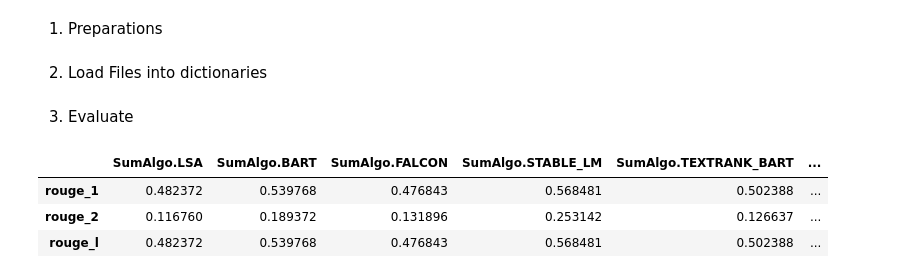
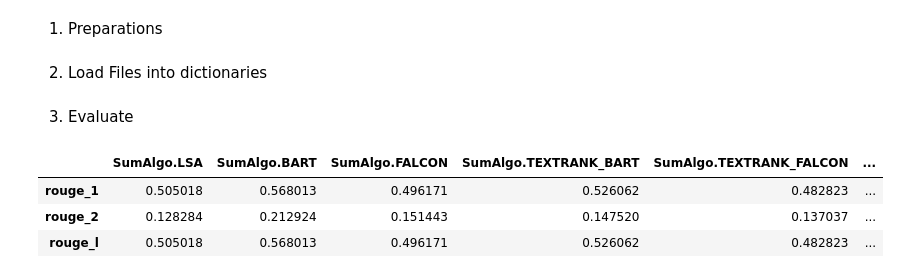
Before and after one commit to Z3n0n3005/Report-Generation, a Jupyter notebook: docker/src/benchmark/benchmark.ipynb, the cells around one changed output. Cells and saved outputs as stored; diff of their text form; code cells hidden in the pictures.

```diff
--- a/docker/src/benchmark/benchmark.ipynb
+++ b/docker/src/benchmark/benchmark.ipynb
@@ -27,13 +27,13 @@ class SumAlgo(Enum):
     TEXTRANK = 'textrank'
     BART = 'bart'
     FALCON = 'falcon'
-    STABLE_LM = 'stablelm'
+    # STABLE_LM = 'stablelm'
     TEXTRANK_BART = 'textrank_bart'
     TEXTRANK_FALCON = 'textrank_falcon'
-    TEXTRANK_STABLELM = 'textrank_stablelm'
+    # TEXTRANK_STABLELM = 'textrank_stablelm'
     LSA_BART = 'lsa_bart'
     LSA_FALCON = 'lsa_falcon'
-    LSA_STABLELM = 'lsa_stablelm'
+    # LSA_STABLELM = 'lsa_stablelm'
     REF = 'ref'
 
 def get_file_name_list() -> list[str]:
@@ -104,10 +104,10 @@ def get_eval_by_header(ref_header_dict:dict, test_header_dict:dict, eval_method:
     result = {}
     for i in range(0, len(test_header_dict.keys())):
         header = list(ref_header_dict.keys())[i]
-        ref_content = ref_header_dict[header]
-        test_content = test_header_dict[header]
+        ref_content = ref_header_dict[header].lower()
+        test_content = test_header_dict[header].lower()
         # print(sum_algo.value)
-        # print(test_content)
+        # print(ref_content)
         eval_result = eval.eval_method_dict[eval_method](test_content, ref_content)
         result[header] = [eval_result]
 
@@ -121,7 +121,6 @@ def evaluate(sum_algo:SumAlgo, ref_segment_dict:dict, eval_method:eval.EvalMetho
     for file_name in file_name_list:
         ref_header_dict = get_header_dict(ref_segment_dict[file_name])
         test_header_dict = get_header_dict(test_segment_dict[file_name])
-
         eval_header = get_eval_by_header(ref_header_dict, test_header_dict, eval_method, sum_algo)
         eval_value_list = eval_header[eval_method.value].to_list()
         eval_average = sum(eval_value_list) / len(eval_value_list)
@@ -152,37 +151,37 @@ def evaluate_all_method(sum_algo:SumAlgo, ref_segment_dict:dict) -> pd.DataFrame
 
     df = pd.DataFrame(result, index=file_name_list)
     df.index.name = sum_algo.value
     return df
 
 def evaluate_all_sum_algo(ref_segment_dict:dict) -> pd.DataFrame:
     # Data extraction
     average_list_map = {}
     method_list = [x.value for x in eval.EvalMethod]
 
     for algo in SumAlgo:
         if(algo == SumAlgo.REF or algo == SumAlgo.TEXTRANK):
             continue
         df = evaluate_all_method(algo, ref_segment_dict)
 
         average_list = []
         for method_value in method_list:
             average = df[method_value]["Average"]
             average_list.append(average)
         average_list_map[algo] = average_list
 
     df = pd.DataFrame(average_list_map, index=method_list)
     return df
 
 # print(evaluate(lsa_segment_dict, ref_segment_dict, eval.EvalMethod.ROUGE_1))
 # evaluate_all_method(SumAlgo.LSA, ref_segment_dict)
 
 
 evaluate_all_sum_algo(ref_segment_dict)
 # %% [output]
-|  | SumAlgo.LSA | SumAlgo.BART | SumAlgo.FALCON | SumAlgo.STABLE_LM | SumAlgo.TEXTRANK_BART | ... |
-| rouge_1 | 0.482372 | 0.539768 | 0.476843 | 0.568481 | 0.502388 | ... |
-| rouge_2 | 0.116760 | 0.189372 | 0.131896 | 0.253142 | 0.126637 | ... |
-| rouge_l | 0.482372 | 0.539768 | 0.476843 | 0.568481 | 0.502388 | ... |
+|  | SumAlgo.LSA | SumAlgo.BART | SumAlgo.FALCON | SumAlgo.TEXTRANK_BART | SumAlgo.TEXTRANK_FALCON | ... |
+| rouge_1 | 0.505018 | 0.568013 | 0.496171 | 0.526062 | 0.482823 | ... |
+| rouge_2 | 0.128284 | 0.212924 | 0.151443 | 0.147520 | 0.137037 | ... |
+| rouge_l | 0.505018 | 0.568013 | 0.496171 | 0.526062 | 0.482823 | ... |
 # %%
 df = evaluate_all_sum_algo(ref_segment_dict)
 
```
Also changed, not shown: parts of 1 cell of this notebook, 20 other files.
